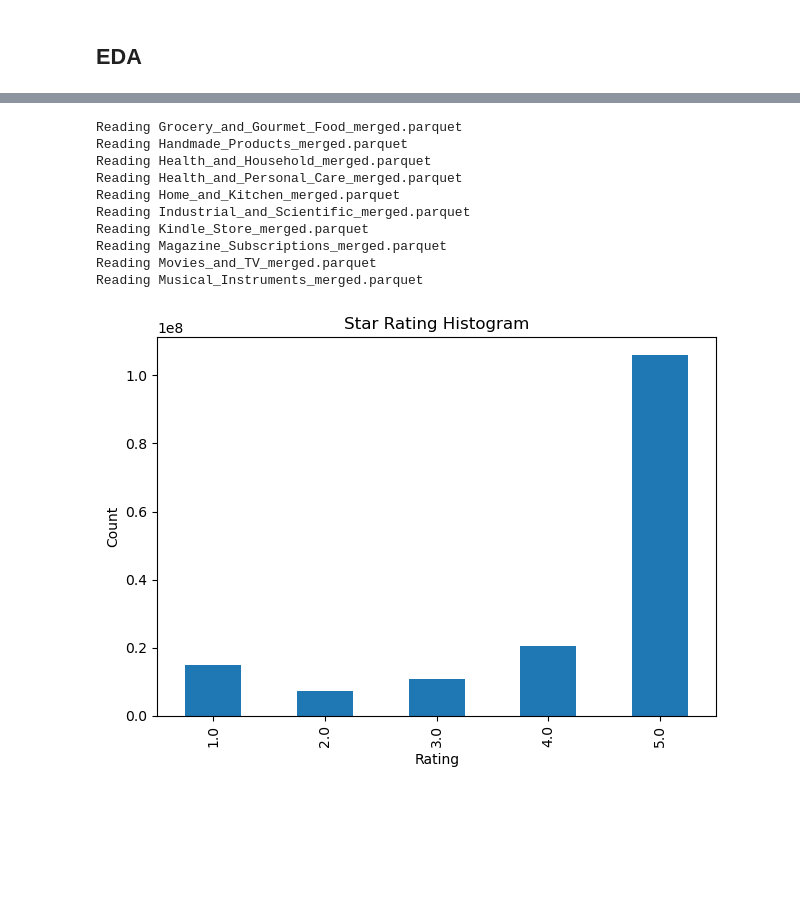
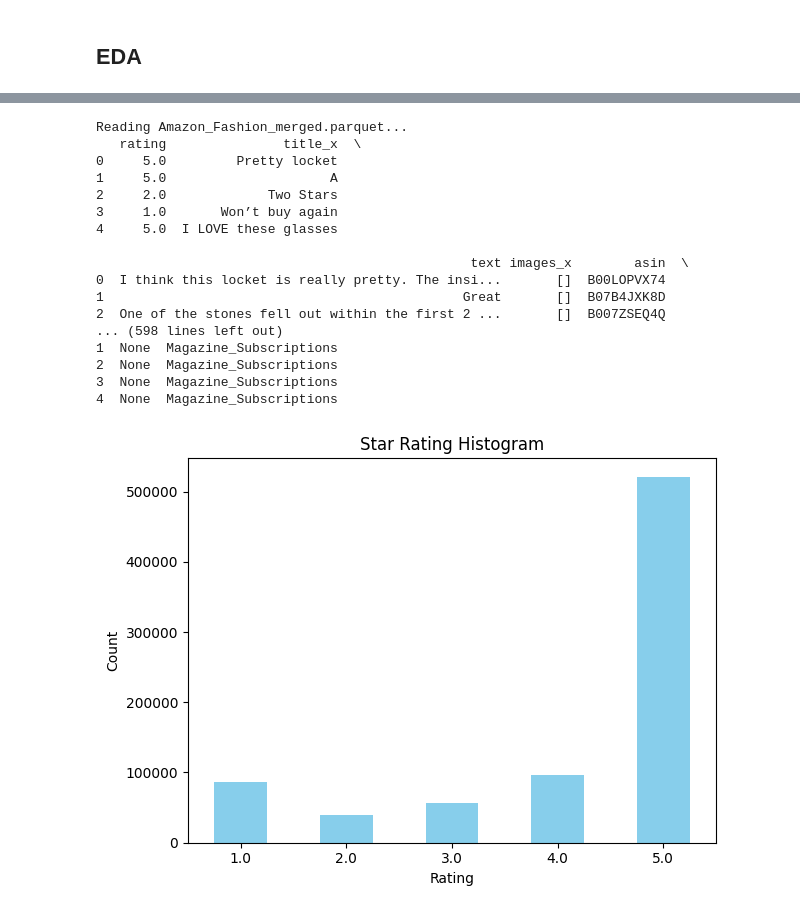
Before and after one commit to Enadiz76/Code, a Jupyter notebook: eda.ipynb, the cells around one changed output, grey strips where cells are left out. Saved outputs shown, nothing was run; the diff lists cells and outputs as text; code cells hidden in the pictures; blank space fills up the shorter version.

```diff
--- a/eda.ipynb
+++ b/eda.ipynb
@@ -19,49 +3,63 @@ df_preview
 # %%
-import pyarrow.parquet as pq
-import pandas as pd
 import glob
 import os
+import duckdb
+import pandas as pd
+import matplotlib.pyplot as plt
 from collections import Counter
-import matplotlib.pyplot as plt
 
-# Path to cleaned files
-CLEANED_DIR = r"C:\Users\maian\OneDrive - The University of the West Indies, St. Augustine\Desktop\New folder\raw_files\cleaned_parquet"
+# Directory containing all your cleaned .parquet files
+CLEANED_DIR = "/root/cleaned_parquets"
 all_files = glob.glob(os.path.join(CLEANED_DIR, "*_merged.parquet"))
 
-# Count ratings
+# Initialize rating counter
 rating_counter = Counter()
 
+# Loop through all files and collect rating data
 for file in all_files:
-    print(f"Reading {os.path.basename(file)}")
-    pq_file = pq.ParquetFile(file)
-    for batch in pq_file.iter_batches(batch_size=100_000):
-        df = batch.to_pandas()
+    print(f"Reading {os.path.basename(file)}...")
+    try:
+        df = duckdb.sql(f"SELECT * FROM '{file}' LIMIT 50000").df()
+        print(df.head())
+
         if 'rating' in df.columns:
             rating_counter.update(df['rating'].value_counts().to_dict())
 
-#Convert index to numeric and drop NaNs
+    except Exception as e:
+        print(f"Error reading {file}: {e}")
+
+# Convert to Series and clean index
 rating_series = pd.Series(rating_counter)
 rating_series.index = pd.to_numeric(rating_series.index, errors='coerce')
 rating_series = rating_series.dropna().sort_index()
 
+# Plot histogram
 if rating_series.empty:
-    print("⚠️ No valid rating data to plot.")
+    print("No valid rating data to plot.")
 else:
-    rating_series.plot(kind='bar', title='Star Rating Histogram')
+    rating_series.plot(kind='bar', title='Star Rating Histogram', color='skyblue')
     plt.xlabel('Rating')
     plt.ylabel('Count')
+    plt.xticks(rotation=0)
     plt.tight_layout()
     plt.show()
 # %% [output]
-Reading Grocery_and_Gourmet_Food_merged.parquet
-Reading Handmade_Products_merged.parquet
-Reading Health_and_Household_merged.parquet
-Reading Health_and_Personal_Care_merged.parquet
-Reading Home_and_Kitchen_merged.parquet
-Reading Industrial_and_Scientific_merged.parquet
-Reading Kindle_Store_merged.parquet
-Reading Magazine_Subscriptions_merged.parquet
-Reading Movies_and_TV_merged.parquet
-Reading Musical_Instruments_merged.parquet
+Reading Amazon_Fashion_merged.parquet...
+   rating               title_x  \
+0     5.0         Pretty locket
+1     5.0                     A
+2     2.0             Two Stars
+3     1.0       Won’t buy again
+4     5.0  I LOVE these glasses
+
+                                                text images_x        asin  \
+0  I think this locket is really pretty. The insi...       []  B00LOPVX74
+1                                              Great       []  B07B4JXK8D
+2  One of the stones fell out within the first 2 ...       []  B007ZSEQ4Q
+... (598 lines left out)
+1  None  Magazine_Subscriptions
+2  None  Magazine_Subscriptions
+3  None  Magazine_Subscriptions
+4  None  Magazine_Subscriptions
-[figure, old version]
+[figure, new version]
 # %%
```
Also changed, not shown: parts of 7 cells of this notebook, 3 other files.
